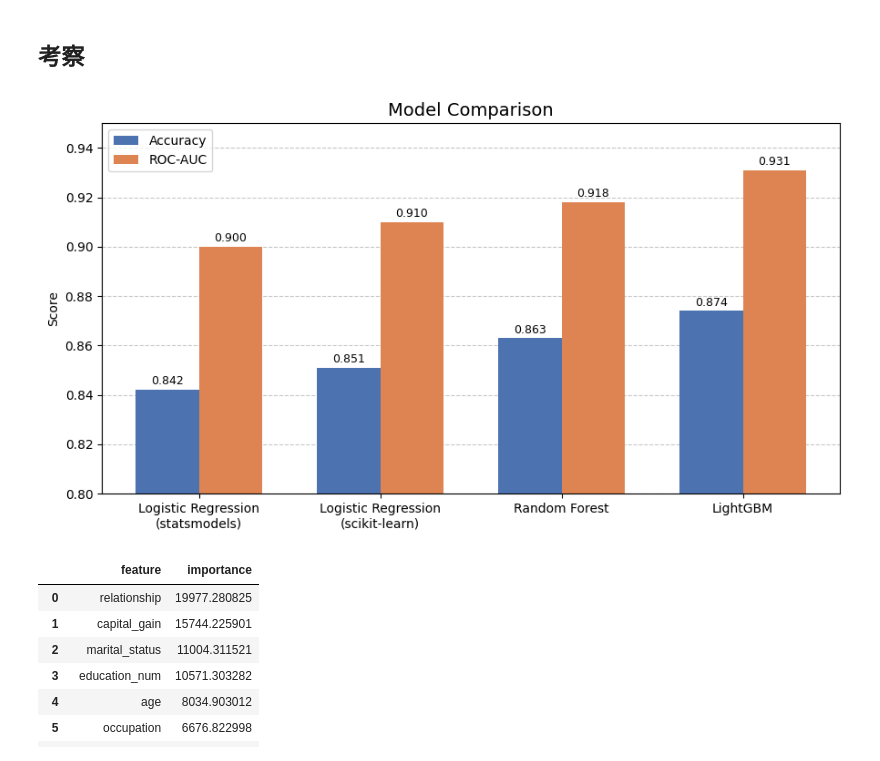
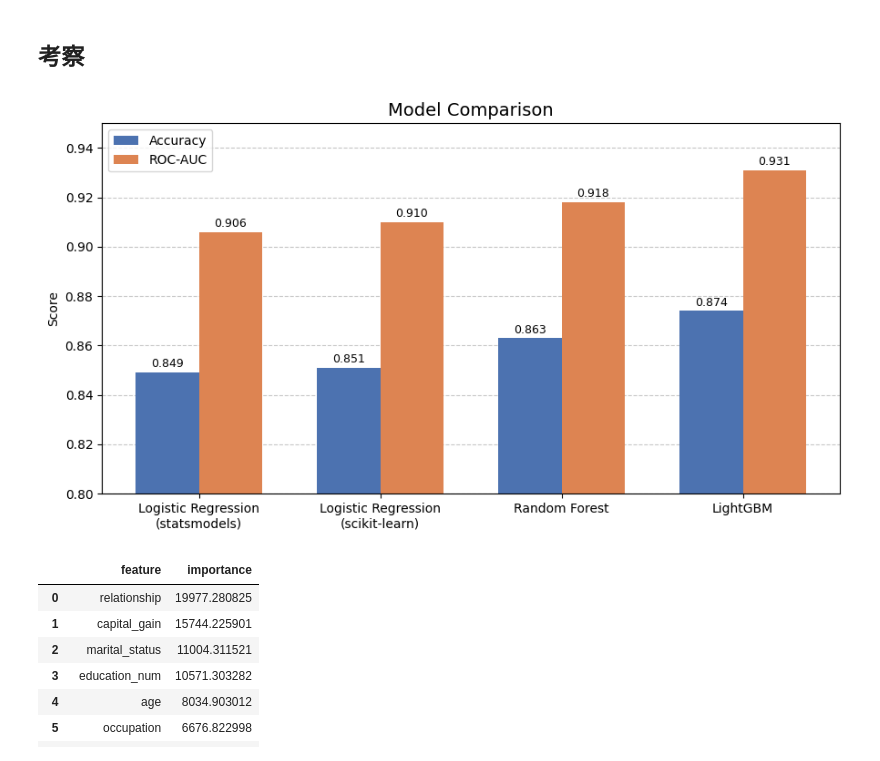
Before and after one commit to shinji-takahashi/adult-census-income-analysis, a Jupyter notebook: notebooks/LightGBM.ipynb, the cells around one changed output. Saved outputs shown, nothing was run; the diff lists cells and outputs as text; code cells hidden in the pictures.

```diff
--- a/notebooks/LightGBM.ipynb
+++ b/notebooks/LightGBM.ipynb
@@ -225,8 +225,8 @@ ROC-AUC: 0.931
 # ============================================================
 
 models = ['Logistic Regression\n(statsmodels)', 'Logistic Regression\n(scikit-learn)', 'Random Forest', 'LightGBM']
-accuracy = [0.842, 0.851, 0.863, 0.874]
-roc_auc  = [0.900, 0.910, 0.918, 0.931]
+accuracy = [0.849, 0.851, 0.863, 0.874]
+roc_auc  = [0.906, 0.910, 0.918, 0.931]
 
 x = np.arange(len(models))
 width = 0.35
@@ -237,34 +237,34 @@ bars2 = ax.bar(x + width/2, roc_auc,  width, label='ROC-AUC', color='#DD8452')
 
 # 各バーの上に値を表示
 for bar in bars1:
     ax.text(
         bar.get_x() + bar.get_width() / 2,
         bar.get_height() + 0.001,
         f'{bar.get_height():.3f}',
         ha='center', va='bottom', fontsize=9
     )
 for bar in bars2:
     ax.text(
         bar.get_x() + bar.get_width() / 2,
         bar.get_height() + 0.001,
         f'{bar.get_height():.3f}',
         ha='center', va='bottom', fontsize=9
     )
 
 ax.set_title('Model Comparison', fontsize=14)
 ax.set_ylabel('Score')
 ax.set_xticks(x)
 ax.set_xticklabels(models, fontsize=10)
 ax.set_ylim(0.80, 0.95)  # 差が見えるよう下限を調整
 ax.legend()
 ax.yaxis.grid(True, linestyle='--', alpha=0.7)  # 横グリッドで読み取りやすく
 ax.set_axisbelow(True)
 
 plt.tight_layout()
 plt.savefig('../images/model_comparison.png', dpi=150, bbox_inches='tight')
 plt.show()
 # %% [output]
-[figure, old version]
+[figure, new version]
 # %%
 feature_importance_df = pd.DataFrame({'feature': X_train.columns, 'importance': final_model_lgb.feature_importances_})
 feature_importance_df.sort_values('importance', ascending=False, ignore_index=True)
```
Also changed, not shown: parts of 3 cells of this notebook.
